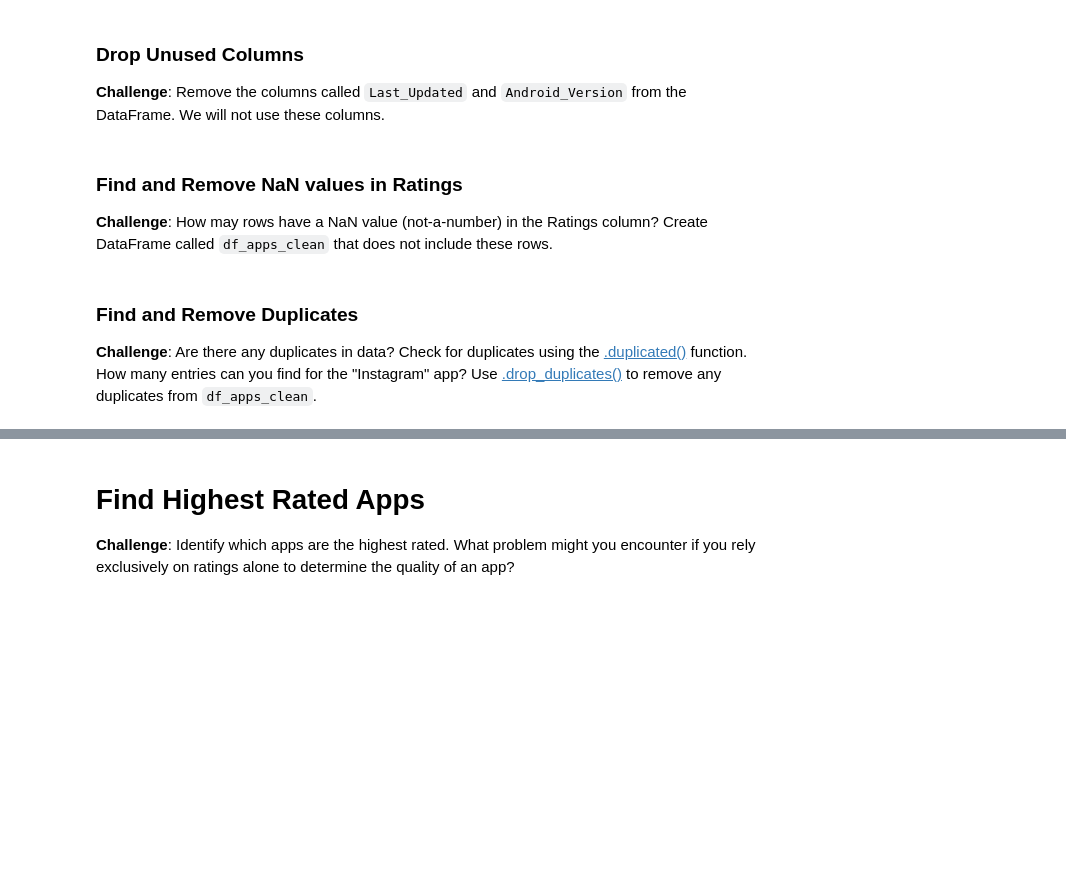
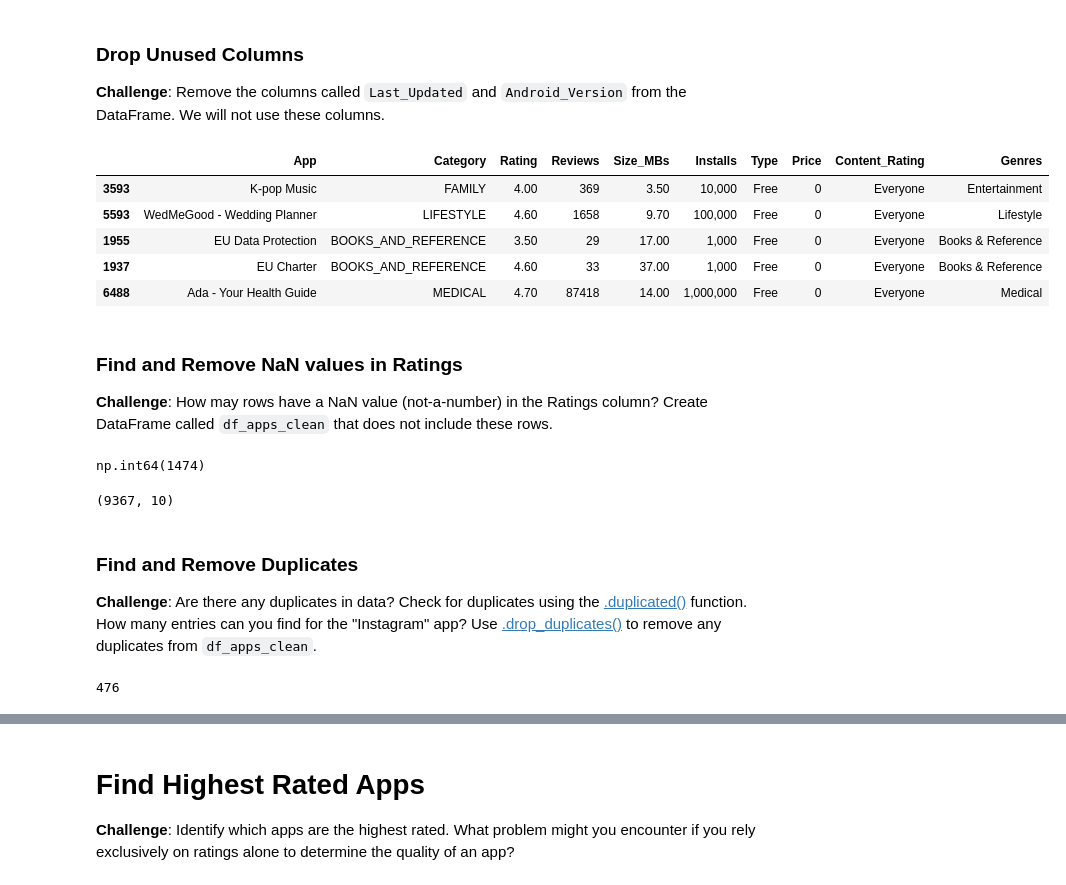
Before and after one commit to Rishil96/python-data-analysis-projects, a Jupyter notebook: Google Play Store App Analytics (start).ipynb, the cells around one changed output, grey strips where cells are left out. Cells and saved outputs as stored; diff of their text form; code cells hidden in the pictures; blank space fills up the shorter version.

```diff
--- a/Google Play Store App Analytics (start).ipynb
+++ b/Google Play Store App Analytics (start).ipynb
@@ -31,11 +44,34 @@ FileNotFoundError: ignored
 ### Drop Unused Columns
 
 **Challenge**: Remove the columns called `Last_Updated` and `Android_Version` from the DataFrame. We will not use these columns.
+# %%
+df_apps.drop(columns=["Last_Updated", "Android_Ver"], axis=1, inplace=True)
+df_apps.sample(5)
+# %% [output]
+|  | App | Category | Rating | Reviews | Size_MBs | Installs | Type | Price | Content_Rating | Genres |
+| 3593 | K-pop Music | FAMILY | 4.00 | 369 | 3.50 | 10,000 | Free | 0 | Everyone | Entertainment |
+| 5593 | WedMeGood - Wedding Planner | LIFESTYLE | 4.60 | 1658 | 9.70 | 100,000 | Free | 0 | Everyone | Lifestyle |
+| 1955 | EU Data Protection | BOOKS_AND_REFERENCE | 3.50 | 29 | 17.00 | 1,000 | Free | 0 | Everyone | Books & Reference |
+| 1937 | EU Charter | BOOKS_AND_REFERENCE | 4.60 | 33 | 37.00 | 1,000 | Free | 0 | Everyone | Books & Reference |
+| 6488 | Ada - Your Health Guide | MEDICAL | 4.70 | 87418 | 14.00 | 1,000,000 | Free | 0 | Everyone | Medical |
 # %% [markdown]
 ### Find and Remove NaN values in Ratings
 
 **Challenge**: How may rows have a NaN value (not-a-number) in the Ratings column? Create DataFrame called `df_apps_clean` that does not include these rows.
+# %%
+df_apps["Rating"].isna().sum()
+# %% [output]
+np.int64(1474)
+# %%
+df_apps_clean = df_apps.dropna()
+df_apps_clean.shape
+# %% [output]
+(9367, 10)
 # %% [markdown]
 ### Find and Remove Duplicates
 
 **Challenge**: Are there any duplicates in data? Check for duplicates using the [.duplicated()](https://pandas.pydata.org/pandas-docs/stable/reference/api/pandas.DataFrame.duplicated.html) function. How many entries can you find for the "Instagram" app? Use [.drop_duplicates()](https://pandas.pydata.org/pandas-docs/stable/reference/api/pandas.DataFrame.drop_duplicates.html) to remove any duplicates from `df_apps_clean`.
+# %%
+print(df_apps_clean.duplicated().sum())
+# %% [output]
+476
```
Also changed, not shown: parts of 33 cells of this notebook.
